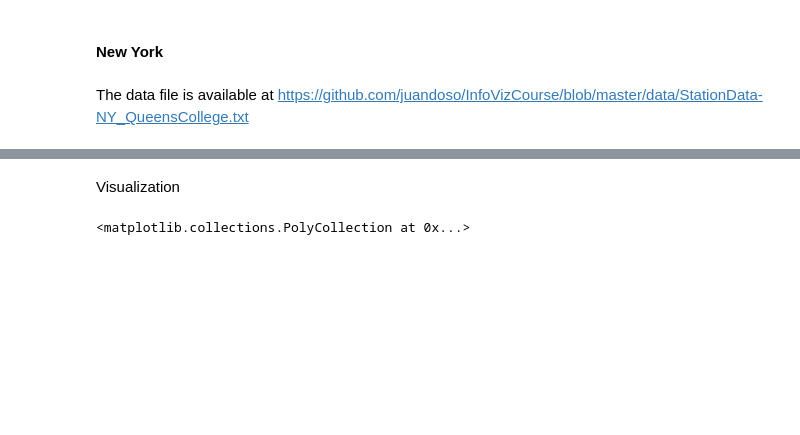
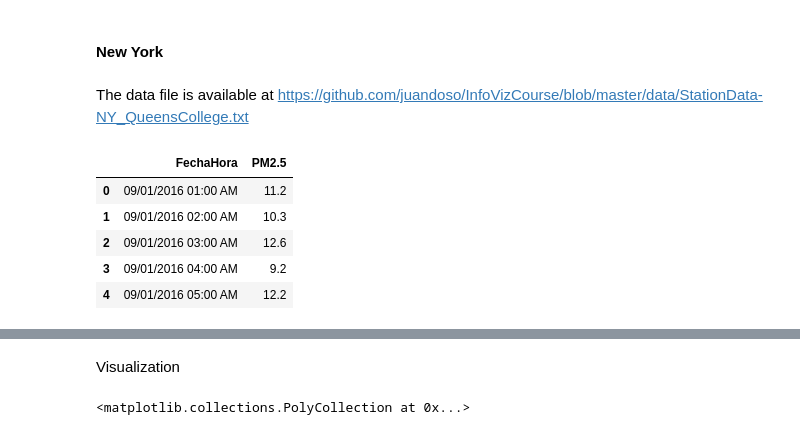
Before and after one commit to juandoso/InfoVizCourse, a Jupyter notebook: Assignment4.ipynb, the cells around one changed output, grey strips where cells are left out. Drawn from its saved outputs; the diff is of its cells as text; code cells hidden in the pictures; blank space fills up the shorter version.

Commit message:
Final Assignment
minor changes to notebook and image

```diff
--- a/Assignment4.ipynb
+++ b/Assignment4.ipynb
@@ -47,7 +47,7 @@ Queens College
 
 Both reports were exported as Text
 # %%
-dpath = "G:/GitHub/InfoVizCourse/Assignment4_Data/"
+dpath = "G:/GitHub/InfoVizCourse/data/"
 import pandas as pd
 # %% [markdown]
 #### Bogota
@@ -112,3 +112,12 @@ The data file is available at https://github.com/juandoso/InfoVizCourse/blob/mas
 dataNY = pd.read_csv(dpath+"StationData-NY_QueensCollege.txt", sep='|', parse_dates=[1], usecols=[1,2], skiprows=[1,2], skipfooter=8, engine='python')
 # %%
 dataNY.columns = ["FechaHora", "PM2.5"]
+# %%
+dataNY.head()
+# %% [output]
+|  | FechaHora | PM2.5 |
+| 0 | 09/01/2016 01:00 AM | 11.2 |
+| 1 | 09/01/2016 02:00 AM | 10.3 |
+| 2 | 09/01/2016 03:00 AM | 12.6 |
+| 3 | 09/01/2016 04:00 AM | 9.2 |
+| 4 | 09/01/2016 05:00 AM | 12.2 |
```
Also changed, not shown: parts of 4 cells of this notebook, 2 other files.
